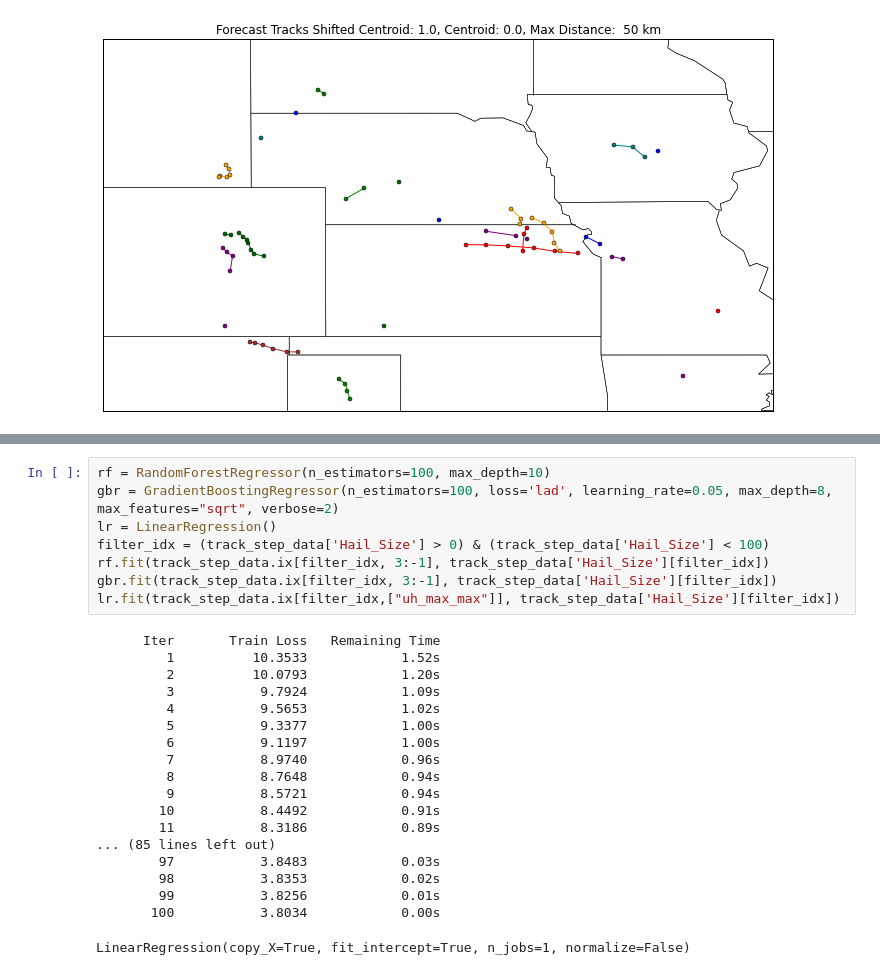
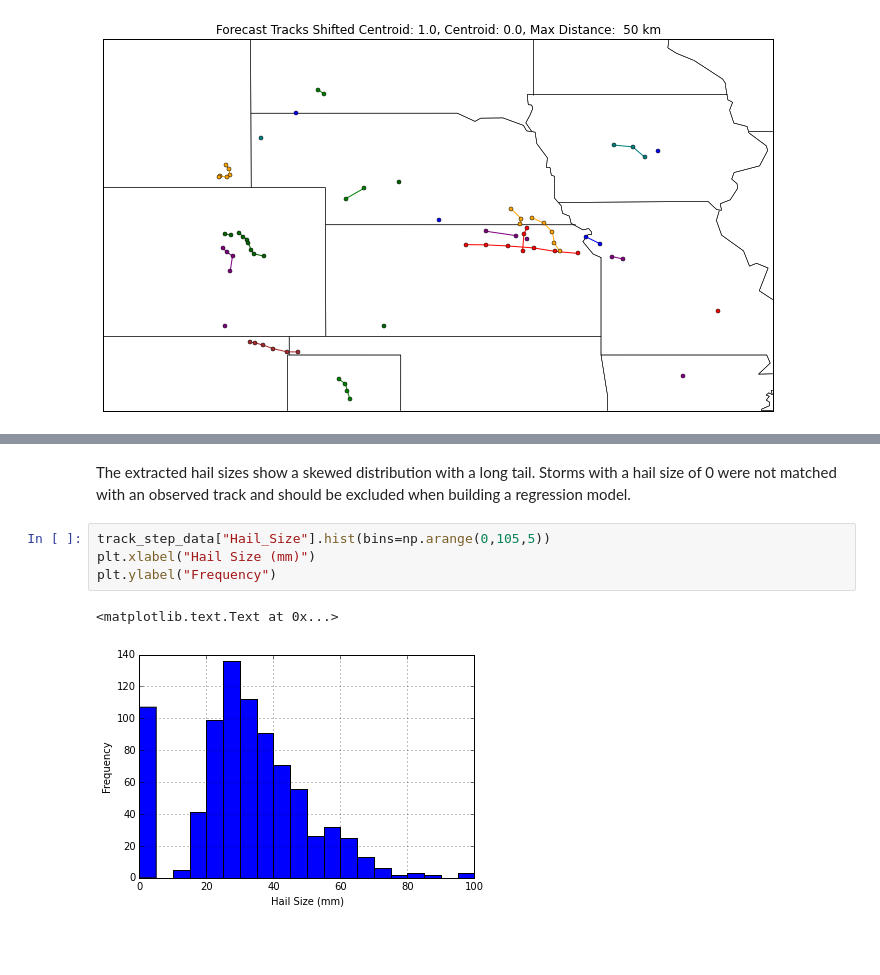
Before and after one commit to djgagne/hagelslag, a Jupyter notebook: demos/unidata_users_workshop_2015.ipynb, the cells around one changed output, grey strips where cells are left out. Drawn from its saved outputs; the diff is of its cells as text; blank space fills up the shorter version.

```diff
--- a/demos/unidata_users_workshop_2015.ipynb
+++ b/demos/unidata_users_workshop_2015.ipynb
@@ -285,27 +299,9 @@ track_forecast_data = pd.read_csv(forecast_data_dir + "track_step_SSEF_wrf-s3cn_
-# %%
-rf = RandomForestRegressor(n_estimators=100, max_depth=10)
-gbr = GradientBoostingRegressor(n_estimators=100, loss='lad', learning_rate=0.05, max_depth=8, max_features="sqrt", verbose=2)
-lr = LinearRegression()
-filter_idx = (track_step_data['Hail_Size'] > 0) & (track_step_data['Hail_Size'] < 100)
-rf.fit(track_step_data.ix[filter_idx, 3:-1], track_step_data['Hail_Size'][filter_idx])
-gbr.fit(track_step_data.ix[filter_idx, 3:-1], track_step_data['Hail_Size'][filter_idx])
-lr.fit(track_step_data.ix[filter_idx,["uh_max_max"]], track_step_data['Hail_Size'][filter_idx])
-# %% [output]
-      Iter       Train Loss   Remaining Time
-         1          10.3533            1.52s
-         2          10.0793            1.20s
-         3           9.7924            1.09s
-         4           9.5653            1.02s
-         5           9.3377            1.00s
-         6           9.1197            1.00s
-         7           8.9740            0.96s
-         8           8.7648            0.94s
-         9           8.5721            0.94s
-        10           8.4492            0.91s
-        11           8.3186            0.89s
-... (85 lines left out)
-        97           3.8483            0.03s
-        98           3.8353            0.02s
-        99           3.8256            0.01s
-       100           3.8034            0.00s
-LinearRegression(copy_X=True, fit_intercept=True, n_jobs=1, normalize=False)
+# %% [markdown]
+The extracted hail sizes show a skewed distribution with a long tail. Storms with a hail size of 0 were not matched with an observed track and should be excluded when building a regression model.
+# %%
+track_step_data["Hail_Size"].hist(bins=np.arange(0,105,5))
+plt.xlabel("Hail Size (mm)")
+plt.ylabel("Frequency")
+# %% [output]
+<matplotlib.text.Text at 0x...>
+[figure, added]
```
Also changed, not shown: parts of 26 cells of this notebook.
